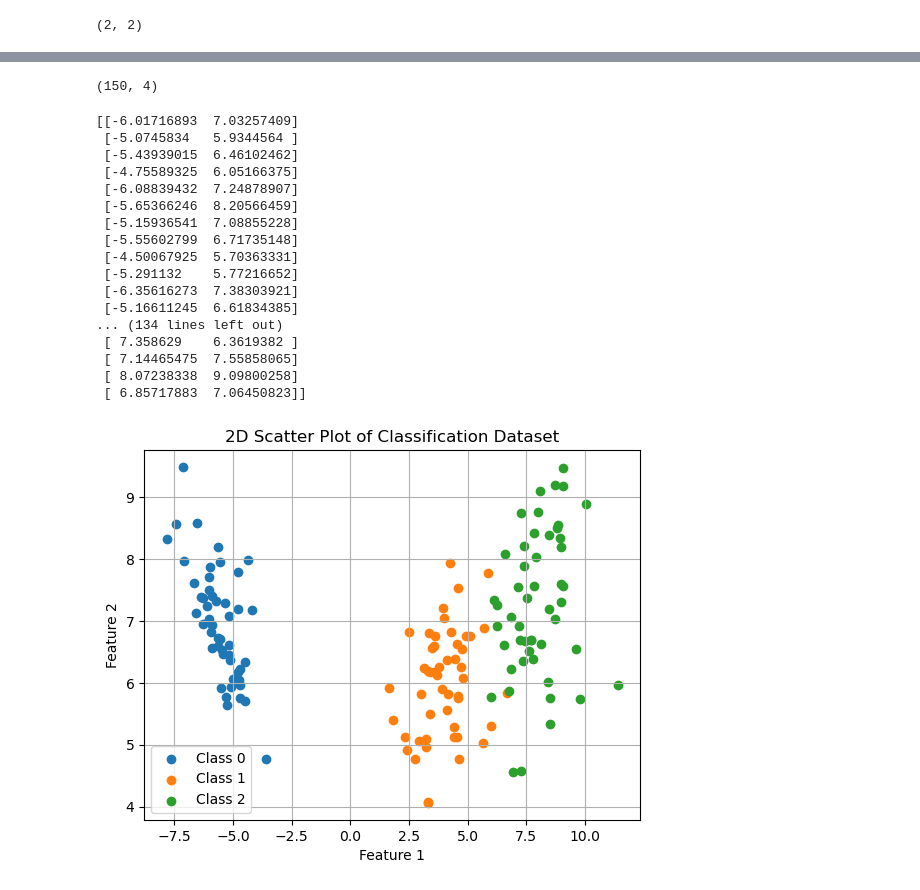
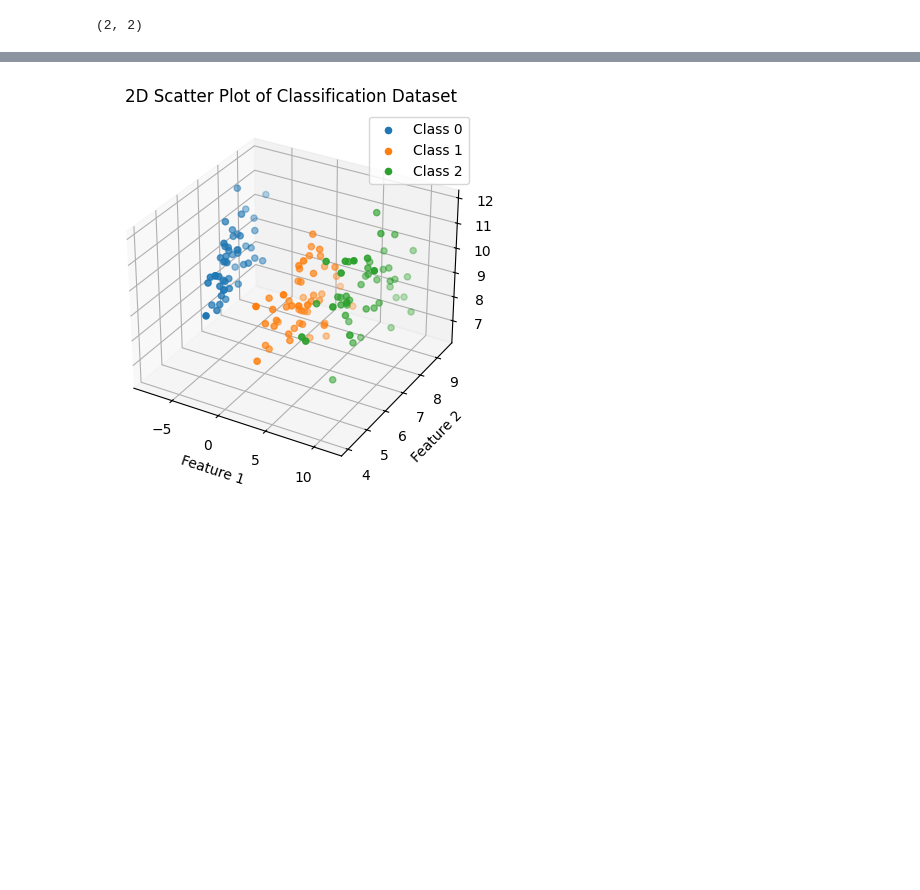
Before and after one commit to FelipeCarneiroMachado/Linear-Discriminant-Analysis, a Jupyter notebook: graficos.ipynb, the cells around one changed output, grey strips where cells are left out. Saved outputs shown, nothing was run; the diff lists cells and outputs as text; code cells hidden in the pictures; blank space fills up the shorter version.

```diff
--- a/graficos.ipynb
+++ b/graficos.ipynb
@@ -78,6 +71,6 @@ array([ 1.00734838, -3.54654275])
 # %%
 projection = l @ x.T
-projection
+projection = np.outer(projection,l)
 # %%
 
 
@@ -127,4 +91,26 @@ u_all = np.mean(x, axis=0)
 # %%
-Sb = np.sum([np.outer(ui - u_all, ui - u_all) * class_count[i] for i, ui in enumerate(u)], axis=0) / x.shape[0]
-Sc = [np.sum([np.outer(xi - u[i], xi - u[i]) for xi in x[y==i]], axis=0) / class_count[i] for i in range(len(class_count))]
-Sw = np.sum([sc * (class_count[i]/ x.shape[0])   for i, sc in enumerate(Sc)], axis=0)
+def LDA(x, y,s):
+
+  u = []
+  class_count = []
+  for c in np.unique(y):
+      u.append(np.mean(x[y==c], axis=0))
+      class_count.append(x[y==c].shape[0])
+  u = np.array(u)
+  u_all = np.mean(x, axis=0)
+
+  Sb = np.sum([np.outer(ui - u_all, ui - u_all) * class_count[i] for i, ui in enumerate(u)], axis=0) / x.shape[0]
+  Sc = [np.sum([np.outer(xi - u[i], xi - u[i]) for xi in x[y==i]], axis=0) / class_count[i] for i in range(len(class_count))]
+  Sw = np.sum([sc * (class_count[i]/ x.shape[0])   for i, sc in enumerate(Sc)], axis=0)
+
+  eigenvalues, eigenvectors = np.linalg.eigh(Sw)
+  Sw_inv_sqrt = eigenvectors @ np.diag(1 / np.sqrt(eigenvalues)) @ eigenvectors.T
+  Sw_inv_sqrt
+
+  m = Sw_inv_sqrt @ Sb @ Sw_inv_sqrt
+  eigenvalues, eigenvectors = np.linalg.eig(m)
+  U = eigenvectors[:, :s]
+  W = Sw_inv_sqrt @ U
+
+  projection = np.transpose(W.T @ x.T)
+  return projection
@@ -145,44 +117,23 @@ array([[ 2.90915638, -0.79545379, -1.39344601,  0.1648808 ],
-# %%
-m = Sw_inv_sqrt @ Sb @ Sw_inv_sqrt
-eigenvalues, eigenvectors = np.linalg.eig(m)
-U = eigenvectors[:, :2]
-W = Sw_inv_sqrt @ U
-W
-x.shape
-# %% [output]
-(150, 4)
 # %%
-projection = np.transpose(W.T @ x.T)
+x, y = load_iris(return_X_y=True)
+projection = LDA(x,y,3)
+fig = plt.figure()
+ax = fig.add_subplot(projection='3d')
+
 
 for class_label in np.unique(y):
     # Select points for each class
     class_points = projection[y == class_label]
-    print(class_points)
-    plt.scatter(class_points[:, 0], class_points[:, 1], label=f"Class {class_label}")
+    ax.scatter(class_points[:, 0], class_points[:, 1],class_points[:, 2], label=f"Class {class_label}")
 
 # Adding labels and legend
-plt.xlabel("Feature 1")
-plt.ylabel("Feature 2")
+ax.set_xlabel('Feature 1')
+ax.set_ylabel('Feature 2')
+ax.set_zlabel('Feature 3')
+
 plt.title("2D Scatter Plot of Classification Dataset")
 plt.legend()
 plt.grid(True)
 plt.show()
 # %% [output]
-[[-6.01716893  7.03257409]
- [-5.0745834   5.9344564 ]
- [-5.43939015  6.46102462]
- [-4.75589325  6.05166375]
- [-6.08839432  7.24878907]
- [-5.65366246  8.20566459]
- [-5.15936541  7.08855228]
- [-5.55602799  6.71735148]
- [-4.50067925  5.70363331]
- [-5.291132    5.77216652]
- [-6.35616273  7.38303921]
- [-5.16611245  6.61834385]
-... (134 lines left out)
- [ 7.358629    6.3619382 ]
- [ 7.14465475  7.55858065]
- [ 8.07238338  9.09800258]
- [ 6.85717883  7.06450823]]
-[figure, old version]
+[figure, new version]
```
Also changed, not shown: parts of 6 cells of this notebook.
